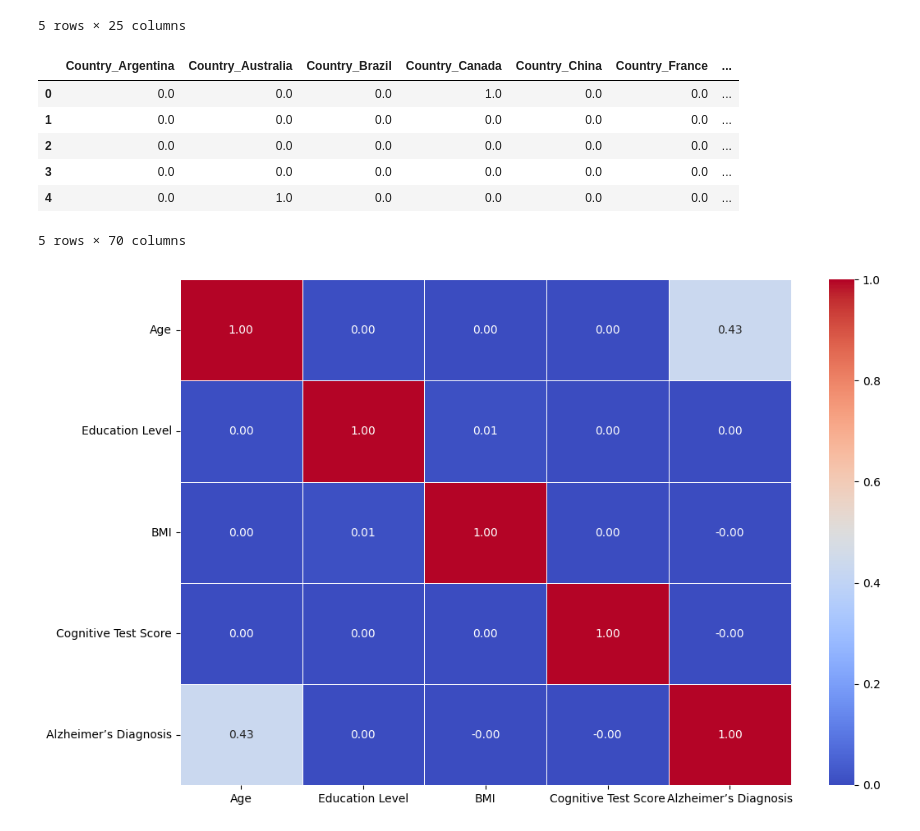
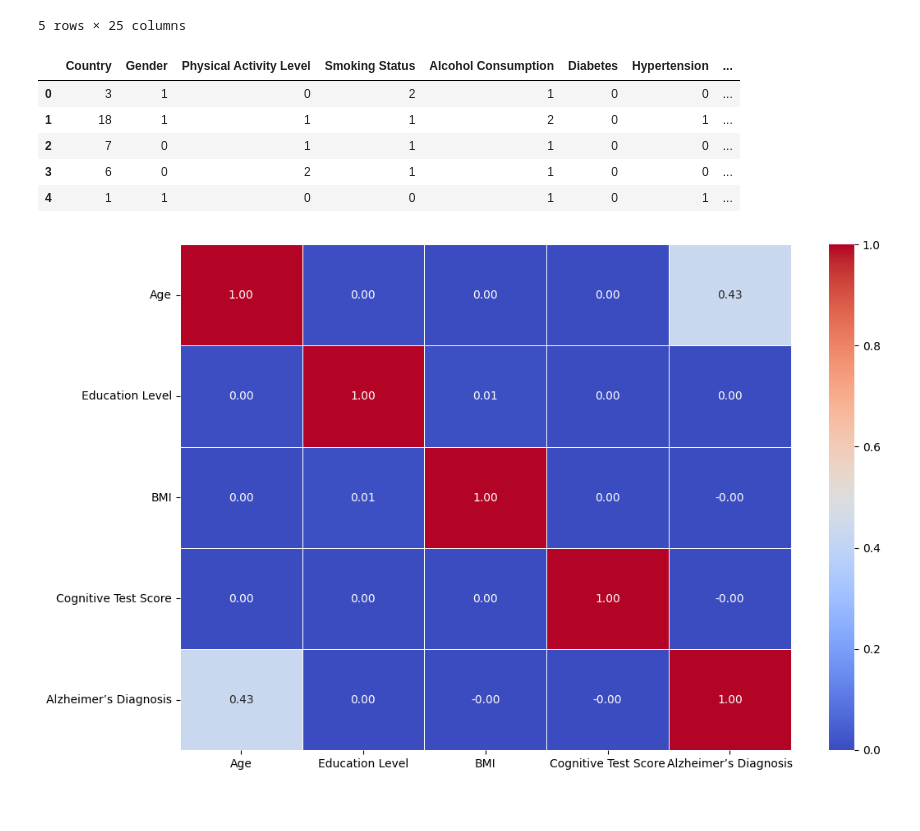
Before and after one commit to Shivsgithubb/ALZHEIMER-S, a Jupyter notebook: pipeline.ipynb, the cells around one changed output. Cells and saved outputs as stored; diff of their text form; code cells hidden in the pictures.

```diff
--- a/pipeline.ipynb
+++ b/pipeline.ipynb
@@ -154,26 +156,28 @@ df.head()
 | 3 | Germany | 91 | Female | 3 | 34.5 | Medium | Former | ... |
 | 4 | Australia | 91 | Male | 7 | 20.9 | High | Current | ... |
 5 rows × 25 columns
-# %%
-# Fit the categorical encoder on the categorical columns
-categorical_encoder = OneHotEncoder()
-categorical_encoder.fit(X[categorical_cols])
-encoded_data = categorical_encoder.transform(X[categorical_cols])
-encoded_feature_names = categorical_encoder.get_feature_names_out(categorical_cols)
-# Convert the encoded data to a DataFrame for better visualization
-encoded_df = pd.DataFrame(encoded_data.toarray(), columns=encoded_feature_names)
-
-
-# Display the first few rows of the encoded DataFrame
-encoded_df.head()
-# %% [output]
-|  | Country_Argentina | Country_Australia | Country_Brazil | Country_Canada | Country_China | Country_France | ... |
-| 0 | 0.0 | 0.0 | 0.0 | 1.0 | 0.0 | 0.0 | ... |
-| 1 | 0.0 | 0.0 | 0.0 | 0.0 | 0.0 | 0.0 | ... |
-| 2 | 0.0 | 0.0 | 0.0 | 0.0 | 0.0 | 0.0 | ... |
-| 3 | 0.0 | 0.0 | 0.0 | 0.0 | 0.0 | 0.0 | ... |
-| 4 | 0.0 | 1.0 | 0.0 | 0.0 | 0.0 | 0.0 | ... |
-5 rows × 70 columns
+# %%
+from sklearn.preprocessing import LabelEncoder
+
+# Encode each categorical column using LabelEncoder and concatenate the results
+
+encoded_data = pd.DataFrame()
+for col in categorical_cols:
+    le = LabelEncoder()
+    encoded_data[col] = le.fit_transform(X[col])
+
+encoded_feature_names = encoded_data.columns.tolist()
+encoded_df = encoded_data
+
+# Display the first few rows of the encoded DataFrame
+encoded_df.head()
+# %% [output]
+|  | Country | Gender | Physical Activity Level | Smoking Status | Alcohol Consumption | Diabetes | Hypertension | ... |
+| 0 | 3 | 1 | 0 | 2 | 1 | 0 | 0 | ... |
+| 1 | 18 | 1 | 1 | 1 | 2 | 0 | 1 | ... |
+| 2 | 7 | 0 | 1 | 1 | 1 | 0 | 0 | ... |
+| 3 | 6 | 0 | 2 | 1 | 1 | 0 | 0 | ... |
+| 4 | 1 | 1 | 0 | 0 | 1 | 0 | 1 | ... |
 # %%
 correlation_matrix = df[numerical_cols+['Alzheimer’s Diagnosis']].corr()
 plt.figure(figsize=(12, 8))
```
Also changed, not shown: parts of 16 cells of this notebook, 4 other files.
